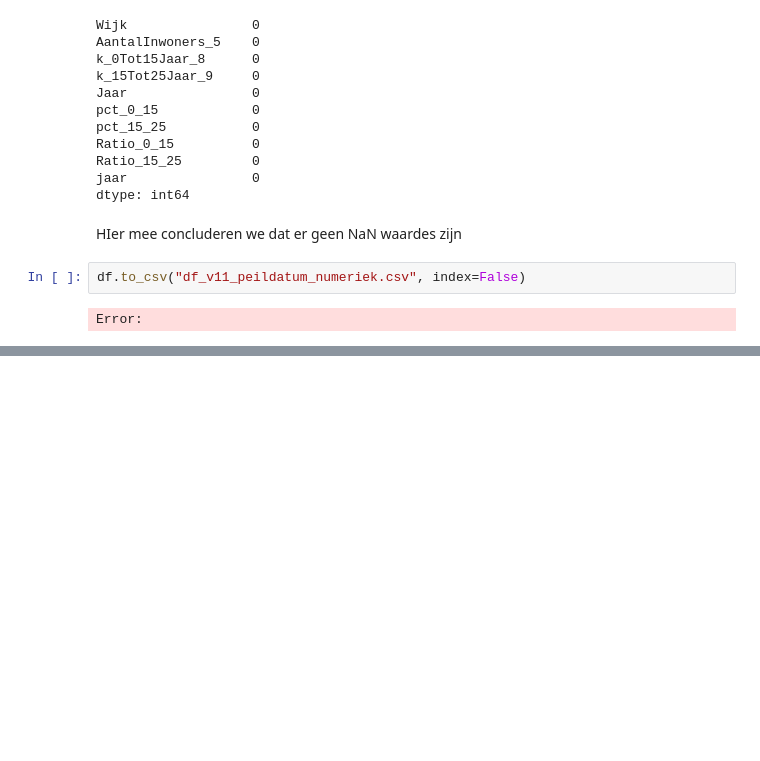
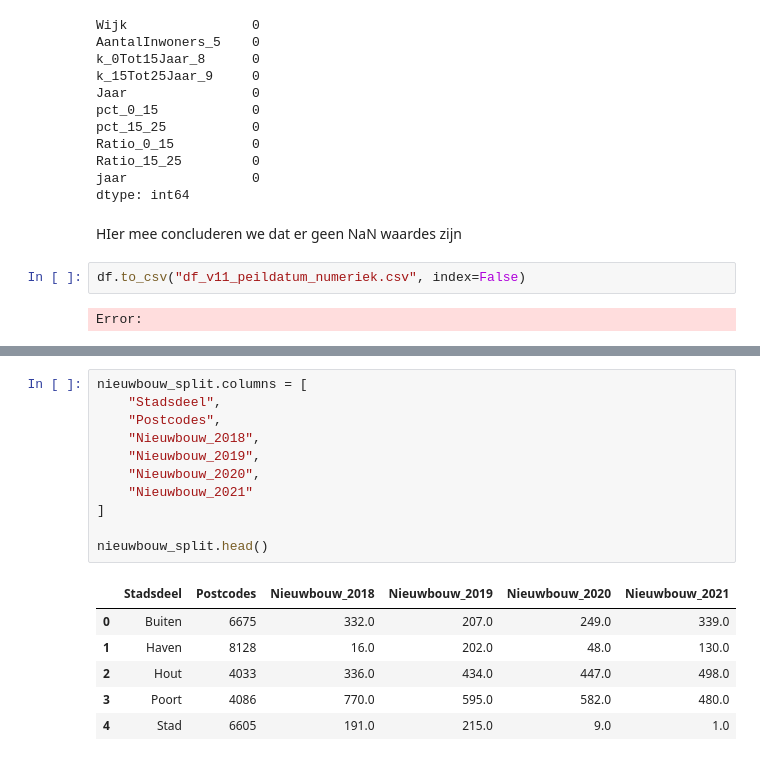
Before and after one commit to Ismael-991/almere-jeugd-voorspelling, a Jupyter notebook: notebooks/individual/Noah_notebook.ipynb, the cells around one changed output, grey strips where cells are left out. Drawn from its saved outputs; the diff is of its cells as text; blank space fills up the shorter version.

```diff
--- a/notebooks/individual/Noah_notebook.ipynb
+++ b/notebooks/individual/Noah_notebook.ipynb
@@ -210,0 +249,18 @@ Error:
+# %%
+nieuwbouw_split.columns = [
+    "Stadsdeel",
+    "Postcodes",
+    "Nieuwbouw_2018",
+    "Nieuwbouw_2019",
+    "Nieuwbouw_2020",
+    "Nieuwbouw_2021"
+]
+
+nieuwbouw_split.head()
+# %% [output]
+|  | Stadsdeel | Postcodes | Nieuwbouw_2018 | Nieuwbouw_2019 | Nieuwbouw_2020 | Nieuwbouw_2021 |
+| 0 | Buiten | 6675 | 332.0 | 207.0 | 249.0 | 339.0 |
+| 1 | Haven | 8128 | 16.0 | 202.0 | 48.0 | 130.0 |
+| 2 | Hout | 4033 | 336.0 | 434.0 | 447.0 | 498.0 |
+| 3 | Poort | 4086 | 770.0 | 595.0 | 582.0 | 480.0 |
+| 4 | Stad | 6605 | 191.0 | 215.0 | 9.0 | 1.0 |
```
Also changed, not shown: parts of 9 cells of this notebook.
